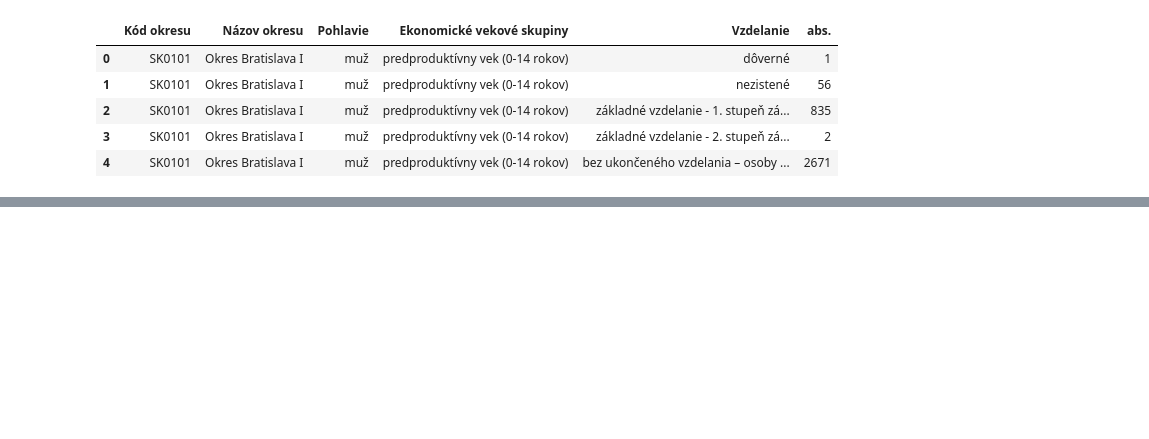
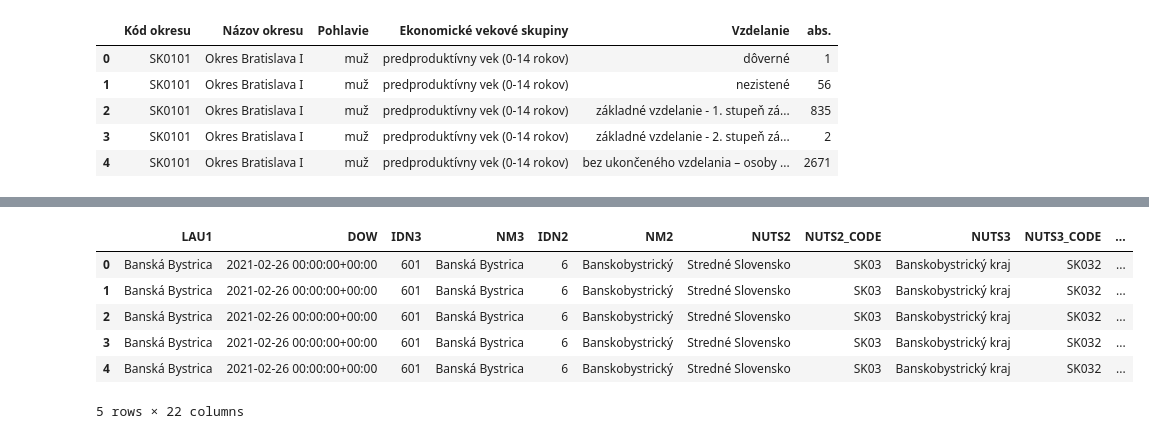
Before and after one commit to AndruKP/mathprofi-education, a Jupyter notebook: nolas.ipynb, the cells around one changed output, grey strips where cells are left out. Saved outputs shown, nothing was run; the diff lists cells and outputs as text; code cells hidden in the pictures; blank space fills up the shorter version.

```diff
--- a/nolas.ipynb
+++ b/nolas.ipynb
@@ -114,0 +250,11 @@ app.run_server(mode='inline', port=8051)
+# %%
+geo_47 = pd.merge(districts, table_47, right_on='Kód okresu', left_on='LAU1_CODE')
+geo_47.head()
+# %% [output]
+|  | LAU1 | DOW | IDN3 | NM3 | IDN2 | NM2 | NUTS2 | NUTS2_CODE | NUTS3 | NUTS3_CODE | ... |
+| 0 | Banská Bystrica | 2021-02-26 00:00:00+00:00 | 601 | Banská Bystrica | 6 | Banskobystrický | Stredné Slovensko | SK03 | Banskobystrický kraj | SK032 | ... |
+| 1 | Banská Bystrica | 2021-02-26 00:00:00+00:00 | 601 | Banská Bystrica | 6 | Banskobystrický | Stredné Slovensko | SK03 | Banskobystrický kraj | SK032 | ... |
+| 2 | Banská Bystrica | 2021-02-26 00:00:00+00:00 | 601 | Banská Bystrica | 6 | Banskobystrický | Stredné Slovensko | SK03 | Banskobystrický kraj | SK032 | ... |
+| 3 | Banská Bystrica | 2021-02-26 00:00:00+00:00 | 601 | Banská Bystrica | 6 | Banskobystrický | Stredné Slovensko | SK03 | Banskobystrický kraj | SK032 | ... |
+| 4 | Banská Bystrica | 2021-02-26 00:00:00+00:00 | 601 | Banská Bystrica | 6 | Banskobystrický | Stredné Slovensko | SK03 | Banskobystrický kraj | SK032 | ... |
+5 rows × 22 columns
```
Also changed, not shown: parts of 7 cells of this notebook, 1 other file.
